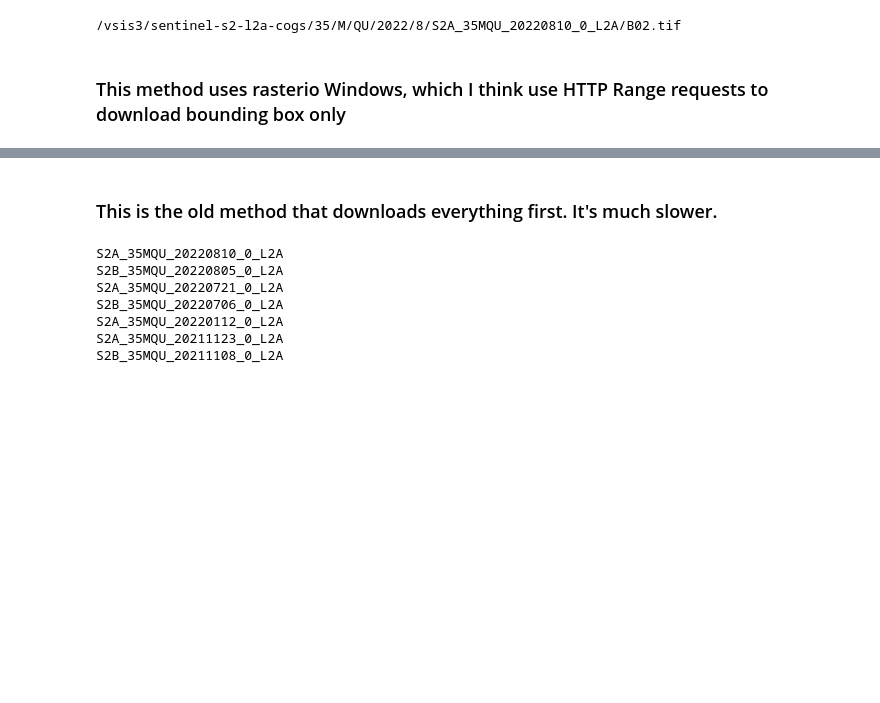
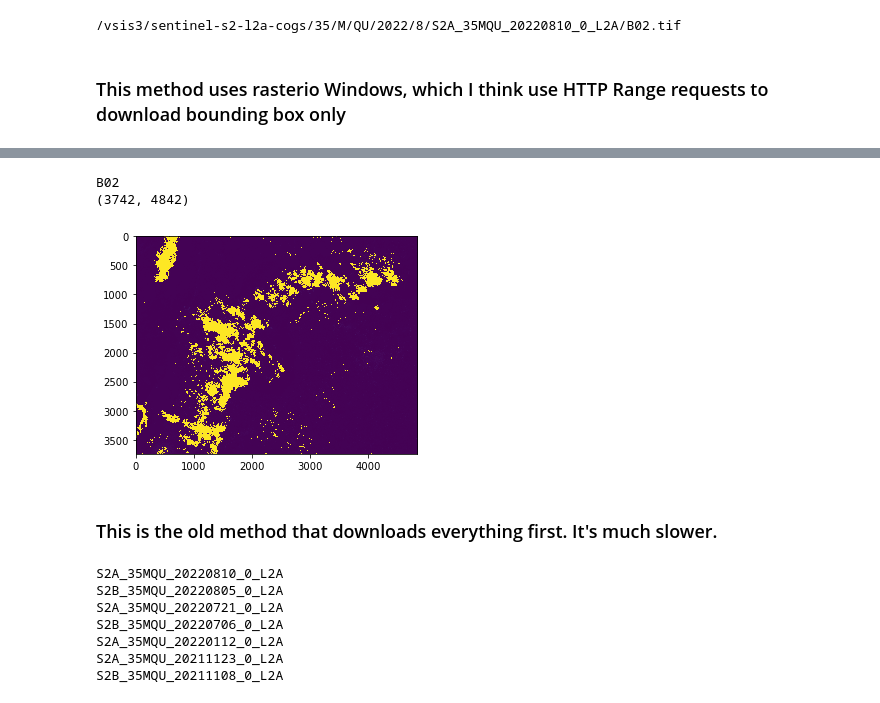
Before and after one commit to caseyslaught/duke-esda-forest-project, a Jupyter notebook: Download.ipynb, the cells around one changed output, grey strips where cells are left out. Cells and saved outputs as stored; diff of their text form; code cells hidden in the pictures; blank space fills up the shorter version.

```diff
--- a/Download.ipynb
+++ b/Download.ipynb
@@ -297,6 +306,26 @@ print(actual_url)
 /vsis3/sentinel-s2-l2a-cogs/35/M/QU/2022/8/S2A_35MQU_20220810_0_L2A/B02.tif
 # %% [markdown]
 ### This method uses rasterio Windows, which I think use HTTP Range requests to download bounding box only
+# %%
+import numpy as np
+import numpy.ma as ma
+from scipy.signal import convolve2d
+from scipy.ndimage import binary_dilation
+
+CLOUD_SCL_CLASSES = [0, 1, 2, 3, 8, 9, 10, 11]
+
+
+def apply_cloud_mask(input_array, scl):
+
+    mask = np.isin(scl, CLOUD_SCL_CLASSES)
+
+    # this takes too long for large files
+    if input_array.size < 10000000:
+        kernel = np.ones((10, 10))
+        mask = np.int64(convolve2d(mask, kernel, mode='same') > 0)
+
+    masked_array = ma.masked_array(input_array, mask=mask)
+    return masked_array
 # %%
 %%time
 
@@ -400,3 +501,54 @@ KeyboardInterrupt:
+# %%
+import glob
+import matplotlib.pyplot as plt
+import numpy.ma as ma
+
+import rasterio
+import rasterio.merge
+
+s2_dir = 'data/s2'
+bands = ['SCL', 'B02', 'B03', 'B04', 'B08'] # make sure SCL first
+nodata = 65534
+
+for band in bands:
+    if band == "SCL":
+        continue
+
+    print(band)
+
+    band_files = glob.glob(f'{s2_dir}/*/*{band}_masked.tif')
+    band_ds = [rasterio.open(fp) for fp in band_files]
+
+    left, bottom, right, top = -1, -1, -1, -1
+
+    for ds in band_ds:
+        bounds = ds.bounds
+
+        if bounds.left < left or left < 0:
+            left = bounds.left
+
+        if bounds.bottom < bottom or bottom < 0:
+            bottom = bounds.bottom
+
+        if bounds.right > right or right < 0:
+            right = bounds.right
+
+        if bounds.top > top or top < 0:
+            top = bounds.top
+
+
+    merged, transform = rasterio.merge.merge(band_ds[6:], nodata=nodata, bounds=(left, bottom, right, top))
+    merged = merged[0, :, :]
+    print(merged.shape)
+
+    masked = ma.masked_array(merged, mask=merged==nodata)
+    plt.imshow(masked)
+    plt.show()
+    break
+# %% [output]
+B02
+(3742, 4842)
+[figure, added]
 # %% [markdown]
 ### This is the old method that downloads everything first. It's much slower.
 # %%
```
Also changed, not shown: parts of 10 cells of this notebook, 1 other file.
